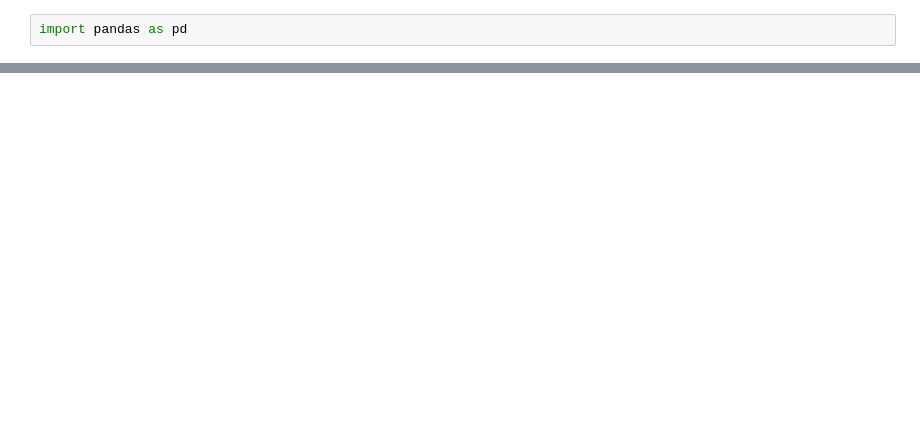
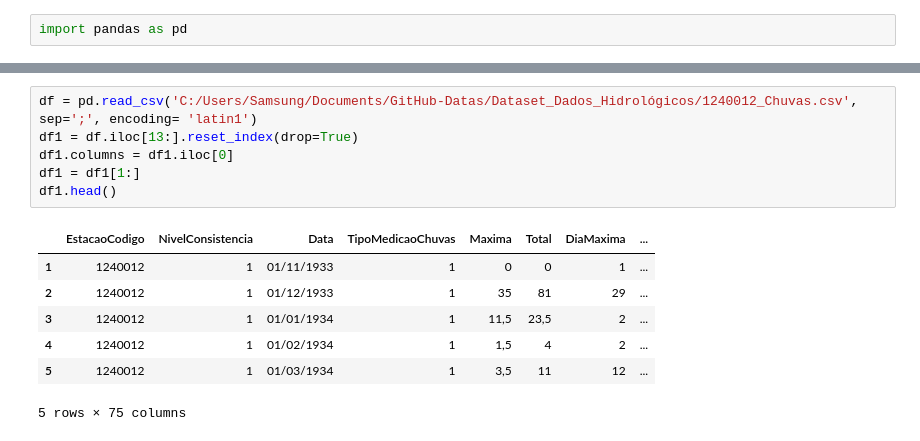
Before and after one commit to Bruno-Santana-Eco/Dados_Hidrologicos, a Jupyter notebook: Relatorio_hidrologico.ipynb, the cells around one changed output, grey strips where cells are left out. Cells and saved outputs as stored; diff of their text form; blank space fills up the shorter version.

```diff
--- a/Relatorio_hidrologico.ipynb
+++ b/Relatorio_hidrologico.ipynb
@@ -47,0 +163,14 @@ df1.head()
+# %%
+df = pd.read_csv('C:/Users/Samsung/Documents/GitHub-Datas/Dataset_Dados_Hidrológicos/1240012_Chuvas.csv', sep=';', encoding= 'latin1')
+df1 = df.iloc[13:].reset_index(drop=True)
+df1.columns = df1.iloc[0]
+df1 = df1[1:]
+df1.head()
+# %% [output]
+|  | EstacaoCodigo | NivelConsistencia | Data | TipoMedicaoChuvas | Maxima | Total | DiaMaxima | ... |
+| 1 | 1240012 | 1 | 01/11/1933 | 1 | 0 | 0 | 1 | ... |
+| 2 | 1240012 | 1 | 01/12/1933 | 1 | 35 | 81 | 29 | ... |
+| 3 | 1240012 | 1 | 01/01/1934 | 1 | 11,5 | 23,5 | 2 | ... |
+| 4 | 1240012 | 1 | 01/02/1934 | 1 | 1,5 | 4 | 2 | ... |
+| 5 | 1240012 | 1 | 01/03/1934 | 1 | 3,5 | 11 | 12 | ... |
+5 rows × 75 columns
```
Also changed, not shown: parts of 5 cells of this notebook.
